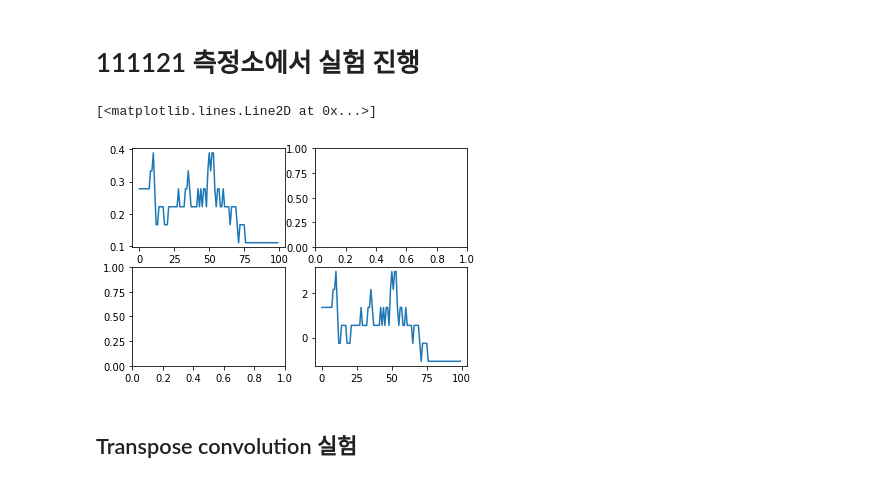
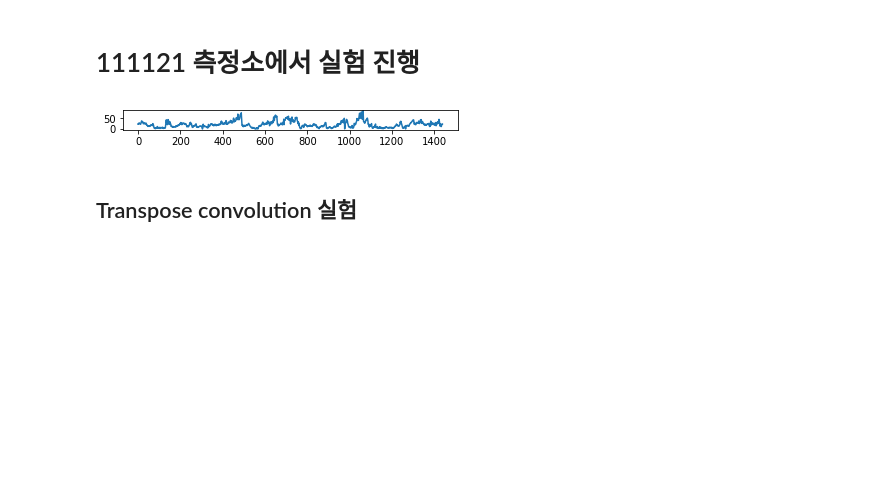
Before and after one commit to Yanghojun/Juneer_deeplearning_cookbook, a Jupyter notebook: data/NIER_dataset/data_experiment.ipynb, the cells around one changed output. Cells and saved outputs as stored; diff of their text form; code cells hidden in the pictures; blank space fills up the shorter version.

```diff
--- a/data/NIER_dataset/data_experiment.ipynb
+++ b/data/NIER_dataset/data_experiment.ipynb
@@ -29,27 +29,35 @@ axes[1].plot([4,5,4,5]);
 # %%
 from sklearn.preprocessing import MinMaxScaler, StandardScaler
 
 elements_name = ['SO2', 'CO', 'O3', 'NO', 'NO2', 'NOX', 'PM10', 'PM25']
 
 data = ori_data[111121][elements_name]
 
-mm_scaler = MinMaxScaler()
-st_scaler = StandardScaler()
+# mm_scaler = MinMaxScaler()
+# st_scaler = StandardScaler()
 
-mm_scaler.fit(data)
-st_scaler.fit(data)
+# mm_scaler.fit(data)
+# st_scaler.fit(data)
 
-mm_data = mm_scaler.transform(data)
-st_data = st_scaler.transform(data)
+# mm_data = mm_scaler.transform(data)
+# st_data = st_scaler.transform(data)
 
-fig, axes = plt.subplots(2, 2)
-axes[0][0].plot(mm_data[:100, 0])
-axes[1][1].plot(st_data[:100, 0])
+# fig, axes = plt.subplots(1, 8)
+# axes[0][0].plot(mm_data[:100, 0])
+# axes[1][1].plot(st_data[:100, 0])
+
+plt.axes().set_aspect('equal')
+# for idx, i in enumerate(elements_name):
+#     axes[idx].plot(data[i])
+
+plt.plot(data['PM25'][0:1440]);
+
+# axes[0].plot(data['SO2']);
+# axes[1].plot(data)
 
 # plt.plot(mm_data[:100, 0])
 # %% [output]
-[<matplotlib.lines.Line2D at 0x...>]
-[figure, old version]
+[figure, new version]
 # %% [markdown]
 ## Transpose convolution 실험
 # %%
```
